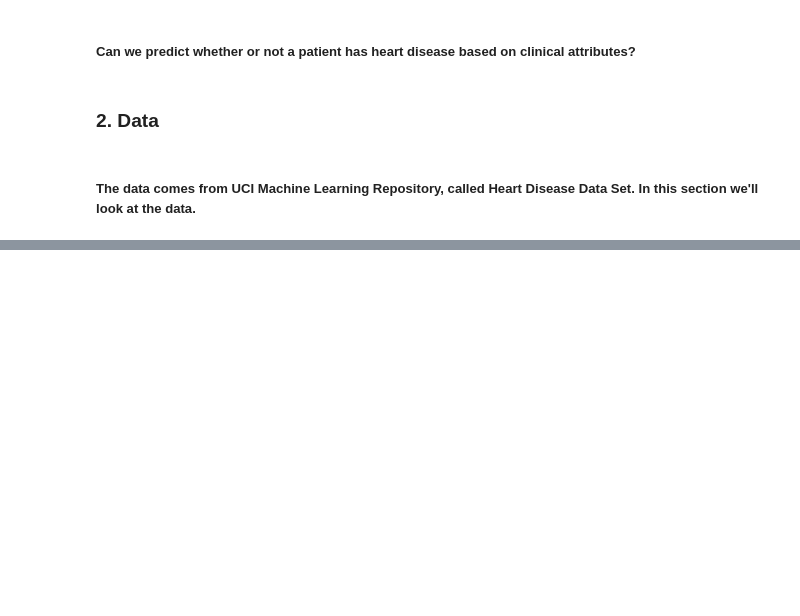
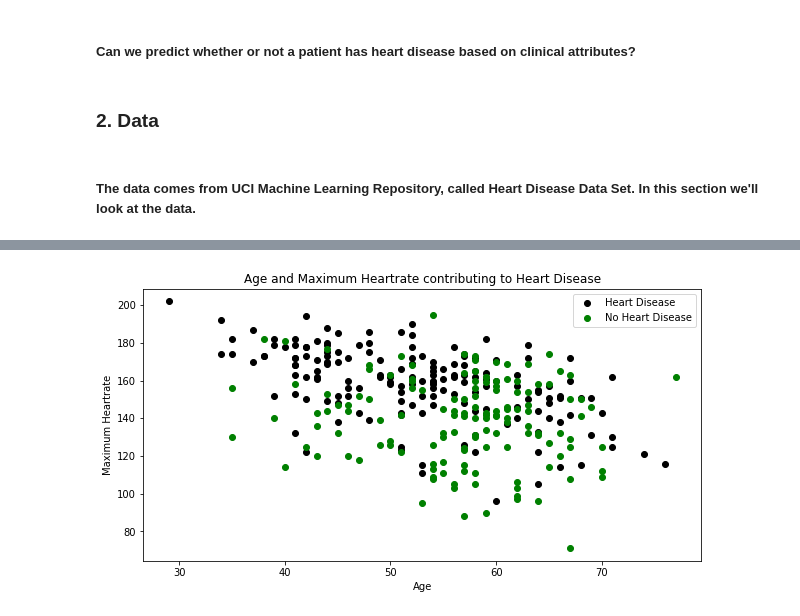
Before and after one commit to andnora/Python-Notes, a Jupyter notebook: Excersise-Supervised-Leaning-Classification.ipynb, the cells around one changed output, grey strips where cells are left out. Cells and saved outputs as stored; diff of their text form; code cells hidden in the pictures; blank space fills up the shorter version.

```diff
--- a/Excersise-Supervised-Leaning-Classification.ipynb
+++ b/Excersise-Supervised-Leaning-Classification.ipynb
@@ -31,0 +169,18 @@
+# %%
+#Comparing Age, Maximum Heartrate (thalach) and target
+plt.figure(figsize=(10, 5))
+
+#Scatter with positive examples (heart disease=positive)
+plt.scatter(df.age[df.target==1], df.thalach[df.target==1], c="black")
+
+#Scatter with negative examples (heart disease=negative)
+plt.scatter(df.age[df.target==0], df.thalach[df.target==0], c="green")
+
+plt.title("Age and Maximum Heartrate contributing to Heart Disease")
+plt.xlabel("Age")
+plt.ylabel("Maximum Heartrate")
+plt.legend(["Heart Disease","No Heart Disease"]);
+
+#No pattern recognized
+# %% [output]
+[figure, added]
```
Also changed, not shown: parts of 15 cells of this notebook.
